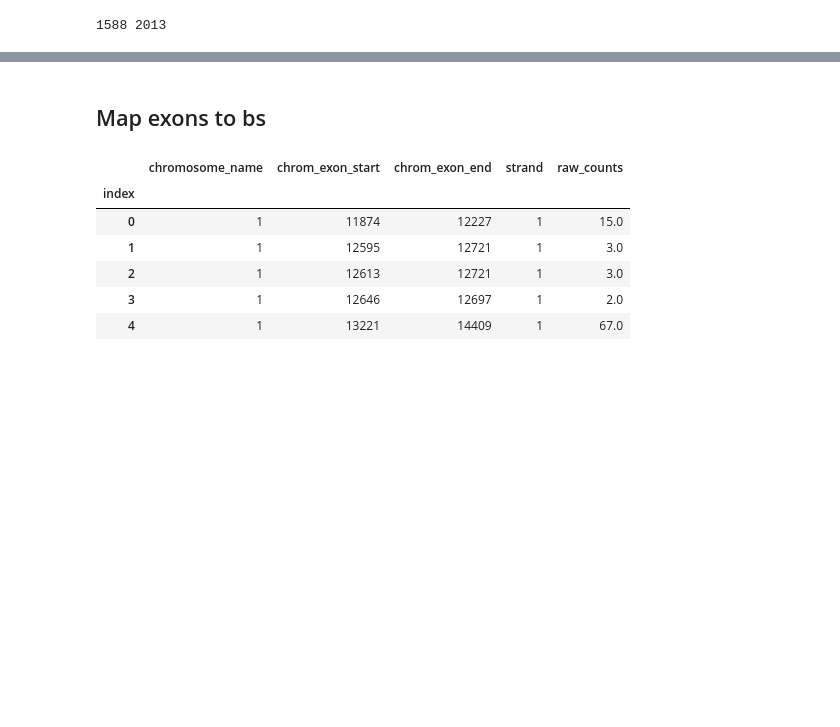
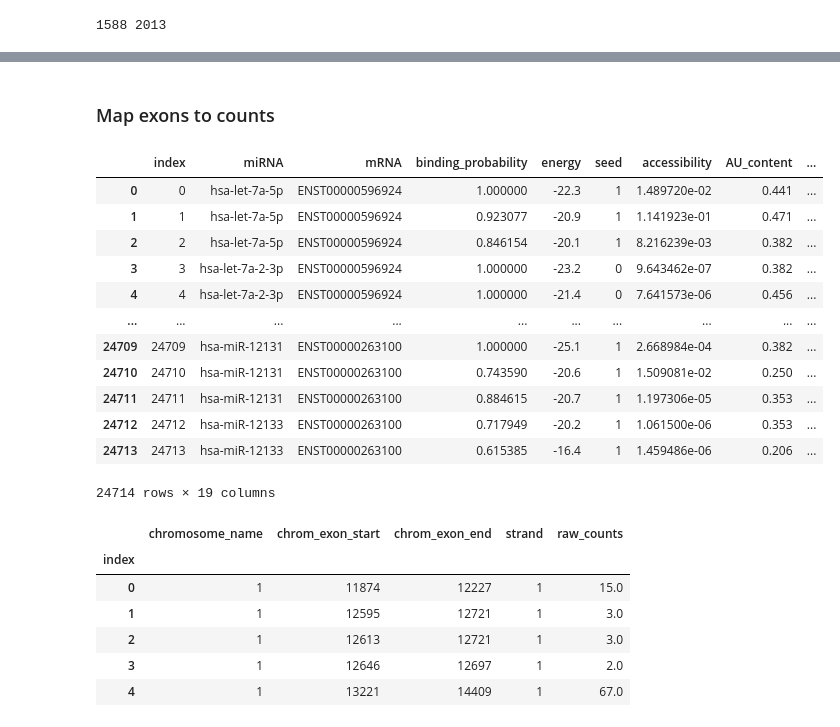
Before and after one commit to lenamariahackl/alt-splicing-mirna-reg, a Jupyter notebook: elastic_net.ipynb, the cells around one changed output, grey strips where cells are left out. Drawn from its saved outputs; the diff is of its cells as text; code cells hidden in the pictures; blank space fills up the shorter version.

```diff
--- a/elastic_net.ipynb
+++ b/elastic_net.ipynb
@@ -282,2 +242,2 @@ print(len(n_all_exon_dfs),len(n_all_mirna_dfs)) #yes this is right, read in from
 # %% [markdown]
-## Map exons to bs
+### Map exons to counts
@@ -283,0 +254,23 @@ print(len(n_all_exon_dfs),len(n_all_mirna_dfs)) #yes this is right, read in from
+# %%
+#print sqlite3 table
+qry = '''
+    select * from bs_tap
+    '''
+c.execute(qry)
+conn.commit()
+c.fetchall()
+pd.read_sql_query(qry,conn)
+# %% [output]
+|  | index | miRNA | mRNA | binding_probability | energy | seed | accessibility | AU_content | ... |
+| 0 | 0 | hsa-let-7a-5p | ENST00000596924 | 1.000000 | -22.3 | 1 | 1.489720e-02 | 0.441 | ... |
+| 1 | 1 | hsa-let-7a-5p | ENST00000596924 | 0.923077 | -20.9 | 1 | 1.141923e-01 | 0.471 | ... |
+| 2 | 2 | hsa-let-7a-5p | ENST00000596924 | 0.846154 | -20.1 | 1 | 8.216239e-03 | 0.382 | ... |
+| 3 | 3 | hsa-let-7a-2-3p | ENST00000596924 | 1.000000 | -23.2 | 0 | 9.643462e-07 | 0.382 | ... |
+| 4 | 4 | hsa-let-7a-2-3p | ENST00000596924 | 1.000000 | -21.4 | 0 | 7.641573e-06 | 0.456 | ... |
+| ... | ... | ... | ... | ... | ... | ... | ... | ... | ... |
+| 24709 | 24709 | hsa-miR-12131 | ENST00000263100 | 1.000000 | -25.1 | 1 | 2.668984e-04 | 0.382 | ... |
+| 24710 | 24710 | hsa-miR-12131 | ENST00000263100 | 0.743590 | -20.6 | 1 | 1.509081e-02 | 0.250 | ... |
+| 24711 | 24711 | hsa-miR-12131 | ENST00000263100 | 0.884615 | -20.7 | 1 | 1.197306e-05 | 0.353 | ... |
+| 24712 | 24712 | hsa-miR-12133 | ENST00000263100 | 0.717949 | -20.2 | 1 | 1.061500e-06 | 0.353 | ... |
+| 24713 | 24713 | hsa-miR-12133 | ENST00000263100 | 0.615385 | -16.4 | 1 | 1.459486e-06 | 0.206 | ... |
+24714 rows × 19 columns
```
Also changed, not shown: parts of 49 cells of this notebook, 1 other file.
